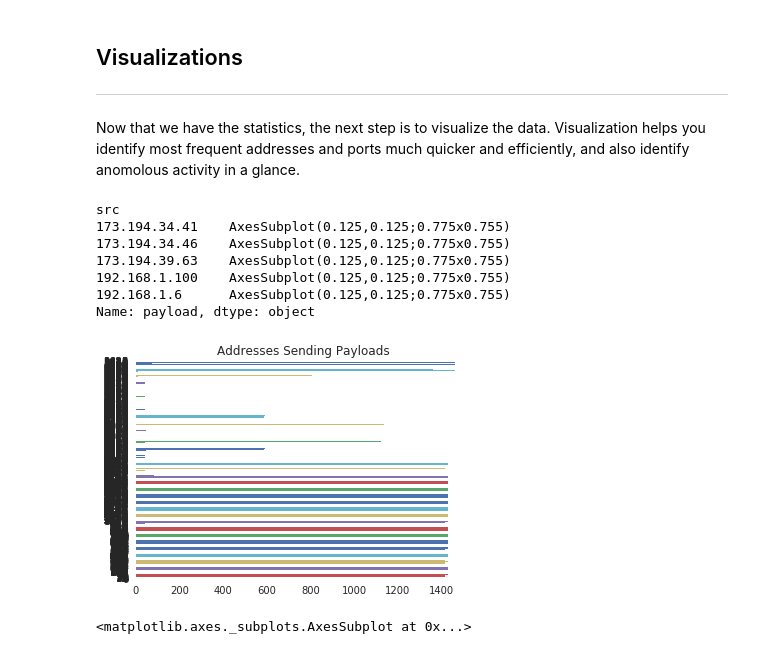
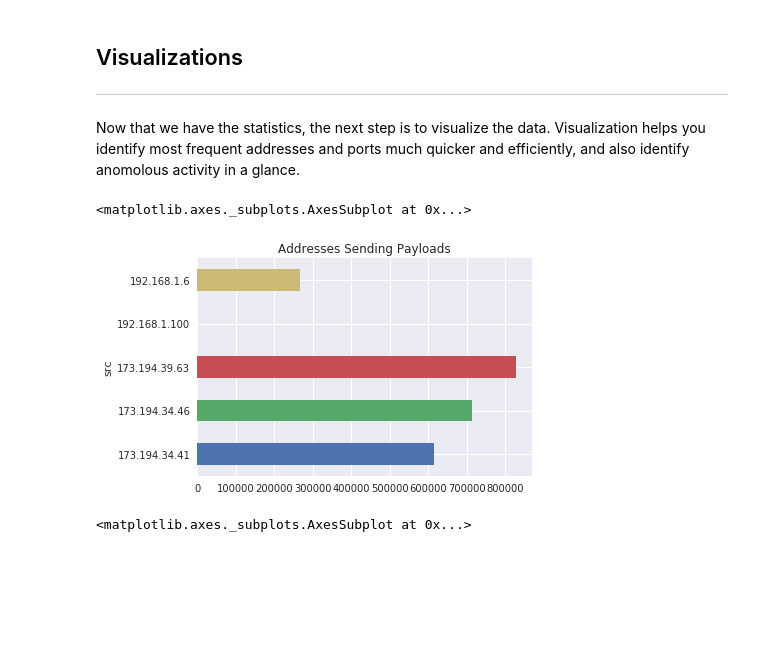
Before and after one commit to bedangSen/Wireshark-Packet-Analysis, a Jupyter notebook: Wireshark Packet Analyzer.ipynb, the cells around one changed output. Cells and saved outputs as stored; diff of their text form; code cells hidden in the pictures; blank space fills up the shorter version.

Commit message:
Payload interest completed.

```diff
--- a/Wireshark Packet Analyzer.ipynb
+++ b/Wireshark Packet Analyzer.ipynb
@@ -281,17 +281,11 @@ top       192.168.1.6
 Now that we have the statistics, the next step is to visualize the data. Visualization helps you identify most frequent addresses and ports much quicker and efficiently, and also identify anomolous activity in a glance.
 # %%
 # Group by Source Address and Payload Sum
-source_addresses = df.groupby("src")['payload']
+source_addresses = df.groupby("src")['payload'].sum()
 source_addresses.plot(kind='barh',title="Addresses Sending Payloads")
 # %% [output]
-src
-173.194.34.41    AxesSubplot(0.125,0.125;0.775x0.755)
-173.194.34.46    AxesSubplot(0.125,0.125;0.775x0.755)
-173.194.39.63    AxesSubplot(0.125,0.125;0.775x0.755)
-192.168.1.100    AxesSubplot(0.125,0.125;0.775x0.755)
-192.168.1.6      AxesSubplot(0.125,0.125;0.775x0.755)
-Name: payload, dtype: object
+<matplotlib.axes._subplots.AxesSubplot at 0x...>
-[figure, old version]
+[figure, new version]
 # %%
 # Group by Destination Address and Payload Sum
 destination_addresses = df.groupby("dst")['payload'].sum()
```
Also changed, not shown: parts of 1 cell of this notebook.
